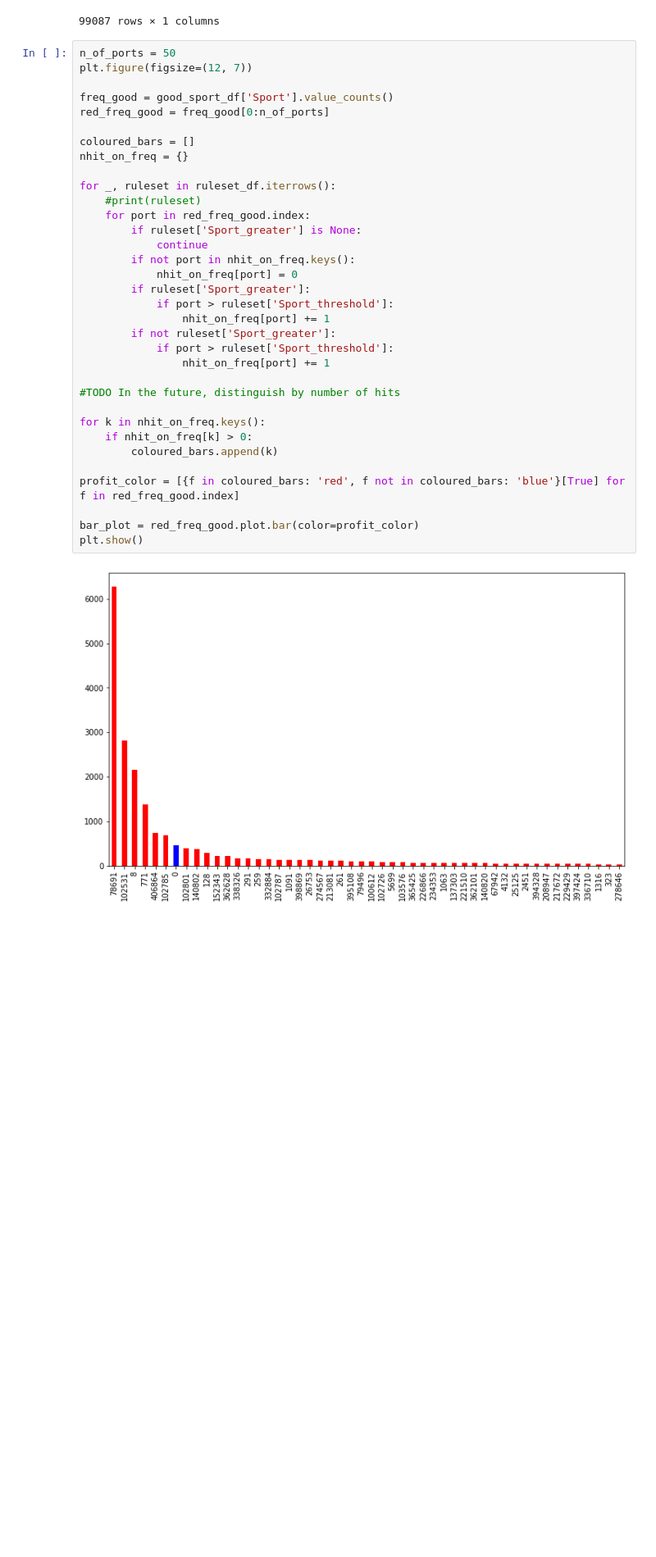
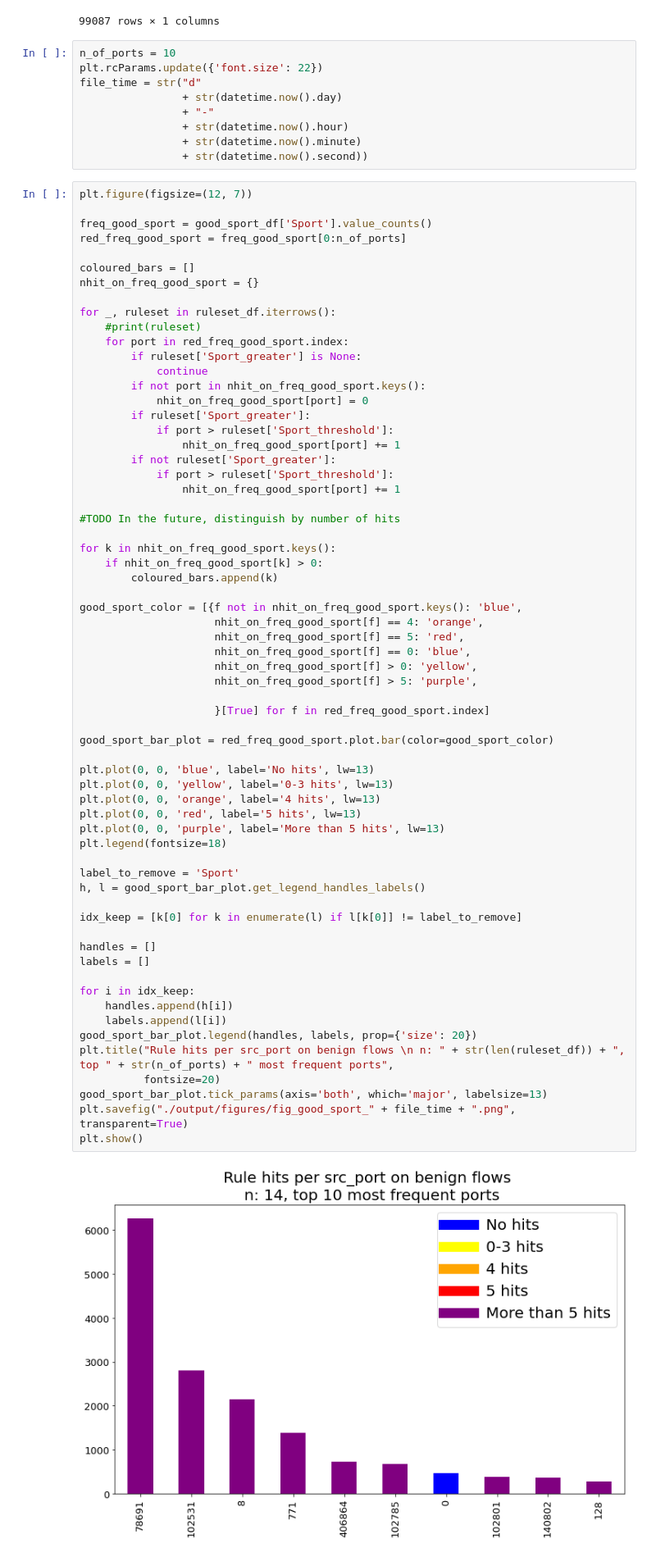
Before and after one commit to RealJoL/bpd_2023_finalproject, a Jupyter notebook: ruleset_analysis.ipynb, the cells around one changed output. Shown at 82% size. Drawn from its saved outputs; the diff is of its cells as text; blank space fills up the shorter version.

Commit message:
Updated plotting to look good and save graphs

```diff
--- a/ruleset_analysis.ipynb
+++ b/ruleset_analysis.ipynb
@@ -59,39 +60,78 @@ good_sport_df
 | 107249 | 356370 |
 | 107250 | 336180 |
 99087 rows × 1 columns
+# %%
+n_of_ports = 10
+plt.rcParams.update({'font.size': 22})
+file_time = str("d"
+                + str(datetime.now().day)
+                + "-"
+                + str(datetime.now().hour)
+                + str(datetime.now().minute)
+                + str(datetime.now().second))
 # %%
-n_of_ports = 50
 plt.figure(figsize=(12, 7))
 
-freq_good = good_sport_df['Sport'].value_counts()
-red_freq_good = freq_good[0:n_of_ports]
+freq_good_sport = good_sport_df['Sport'].value_counts()
+red_freq_good_sport = freq_good_sport[0:n_of_ports]
 
 coloured_bars = []
-nhit_on_freq = {}
+nhit_on_freq_good_sport = {}
 
 for _, ruleset in ruleset_df.iterrows():
     #print(ruleset)
-    for port in red_freq_good.index:
+    for port in red_freq_good_sport.index:
         if ruleset['Sport_greater'] is None:
             continue
-        if not port in nhit_on_freq.keys():
-            nhit_on_freq[port] = 0
+        if not port in nhit_on_freq_good_sport.keys():
+            nhit_on_freq_good_sport[port] = 0
         if ruleset['Sport_greater']:
             if port > ruleset['Sport_threshold']:
-                nhit_on_freq[port] += 1
+                nhit_on_freq_good_sport[port] += 1
         if not ruleset['Sport_greater']:
             if port > ruleset['Sport_threshold']:
-                nhit_on_freq[port] += 1
+                nhit_on_freq_good_sport[port] += 1
 
 #TODO In the future, distinguish by number of hits
 
-for k in nhit_on_freq.keys():
-    if nhit_on_freq[k] > 0:
+for k in nhit_on_freq_good_sport.keys():
+    if nhit_on_freq_good_sport[k] > 0:
         coloured_bars.append(k)
 
-profit_color = [{f in coloured_bars: 'red', f not in coloured_bars: 'blue'}[True] for f in red_freq_good.index]
+good_sport_color = [{f not in nhit_on_freq_good_sport.keys(): 'blue',
+                     nhit_on_freq_good_sport[f] == 4: 'orange',
+                     nhit_on_freq_good_sport[f] == 5: 'red',
+                     nhit_on_freq_good_sport[f] == 0: 'blue',
+                     nhit_on_freq_good_sport[f] > 0: 'yellow',
+                     nhit_on_freq_good_sport[f] > 5: 'purple',
 
-bar_plot = red_freq_good.plot.bar(color=profit_color)
+                     }[True] for f in red_freq_good_sport.index]
+
+good_sport_bar_plot = red_freq_good_sport.plot.bar(color=good_sport_color)
+
+plt.plot(0, 0, 'blue', label='No hits', lw=13)
+plt.plot(0, 0, 'yellow', label='0-3 hits', lw=13)
+plt.plot(0, 0, 'orange', label='4 hits', lw=13)
+plt.plot(0, 0, 'red', label='5 hits', lw=13)
+plt.plot(0, 0, 'purple', label='More than 5 hits', lw=13)
+plt.legend(fontsize=18)
+
+label_to_remove = 'Sport'
+h, l = good_sport_bar_plot.get_legend_handles_labels()
+
+idx_keep = [k[0] for k in enumerate(l) if l[k[0]] != label_to_remove]
+
+handles = []
+labels = []
+
+for i in idx_keep:
+    handles.append(h[i])
+    labels.append(l[i])
+good_sport_bar_plot.legend(handles, labels, prop={'size': 20})
+plt.title("Rule hits per src_port on benign flows \n n: " + str(len(ruleset_df)) + ", top " + str(n_of_ports) + " most frequent ports",
+          fontsize=20)
+good_sport_bar_plot.tick_params(axis='both', which='major', labelsize=13)
+plt.savefig("./output/figures/fig_good_sport_" + file_time + ".png", transparent=True)
 plt.show()
 # %% [output]
-[figure, old version]
+[figure, new version]
```
Also changed, not shown: parts of 12 cells of this notebook.
